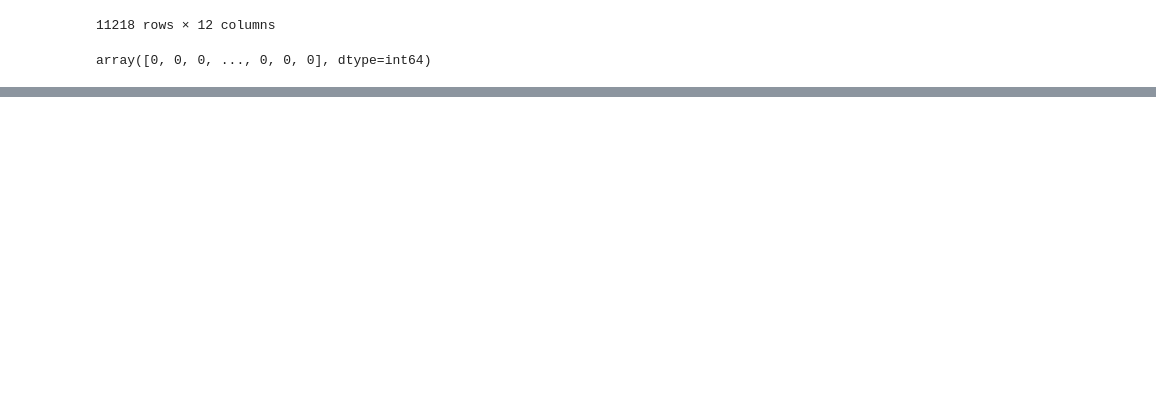
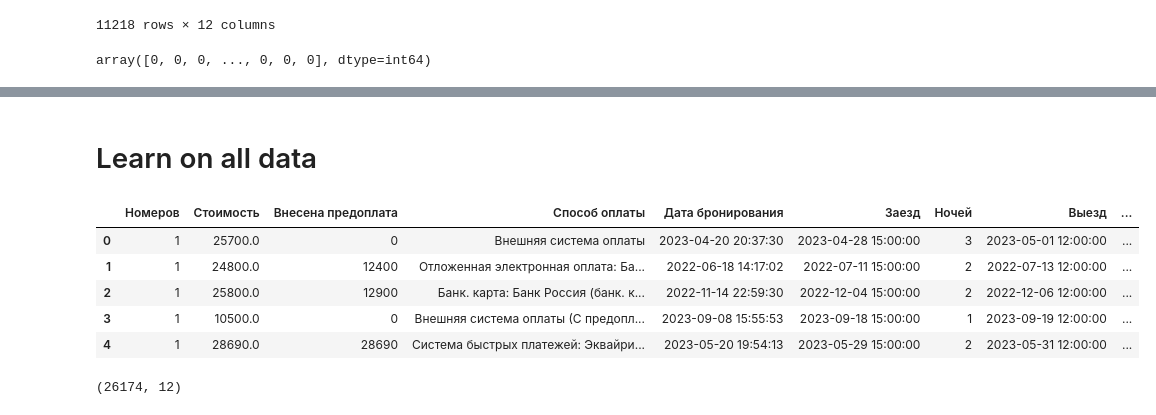
Before and after one commit to impartac/PSB_hack, a Jupyter notebook: models/CatBoost.ipynb, the cells around one changed output, grey strips where cells are left out. Saved outputs shown, nothing was run; the diff lists cells and outputs as text; code cells hidden in the pictures; blank space fills up the shorter version.

```diff
--- a/models/CatBoost.ipynb
+++ b/models/CatBoost.ipynb
@@ -195,3 +206,5 @@ catboost_res_dir = os.path.join(root_dir, 'catboost_res')
 # %%
 res_df = pd.DataFrame(res)
 res_df.to_csv(os.path.join(catboost_res_dir,"res2.csv"),index = False, header=None)
+# %% [markdown]
+# Learn on all data
@@ -197,0 +215,13 @@ res_df.to_csv(os.path.join(catboost_res_dir,"res2.csv"),index = False, header=No
+# %%
+df = pd.read_excel(train_path)
+target = df['Дата отмены'].notna().astype(int)
+df = df.drop(["Unnamed: 0","№ брони", "Дата отмены","Статус брони"], axis=1)
+display(df.head(),df.shape)
+# %% [output]
+|  | Номеров | Стоимость | Внесена предоплата | Способ оплаты | Дата бронирования | Заезд | Ночей | Выезд | ... |
+| 0 | 1 | 25700.0 | 0 | Внешняя система оплаты | 2023-04-20 20:37:30 | 2023-04-28 15:00:00 | 3 | 2023-05-01 12:00:00 | ... |
+| 1 | 1 | 24800.0 | 12400 | Отложенная электронная оплата: Ба... | 2022-06-18 14:17:02 | 2022-07-11 15:00:00 | 2 | 2022-07-13 12:00:00 | ... |
+| 2 | 1 | 25800.0 | 12900 | Банк. карта: Банк Россия (банк. к... | 2022-11-14 22:59:30 | 2022-12-04 15:00:00 | 2 | 2022-12-06 12:00:00 | ... |
+| 3 | 1 | 10500.0 | 0 | Внешняя система оплаты (С предопл... | 2023-09-08 15:55:53 | 2023-09-18 15:00:00 | 1 | 2023-09-19 12:00:00 | ... |
+| 4 | 1 | 28690.0 | 28690 | Система быстрых платежей: Эквайри... | 2023-05-20 19:54:13 | 2023-05-29 15:00:00 | 2 | 2023-05-31 12:00:00 | ... |
+(26174, 12)
```
Also changed, not shown: parts of 23 cells of this notebook, 6 other files.
